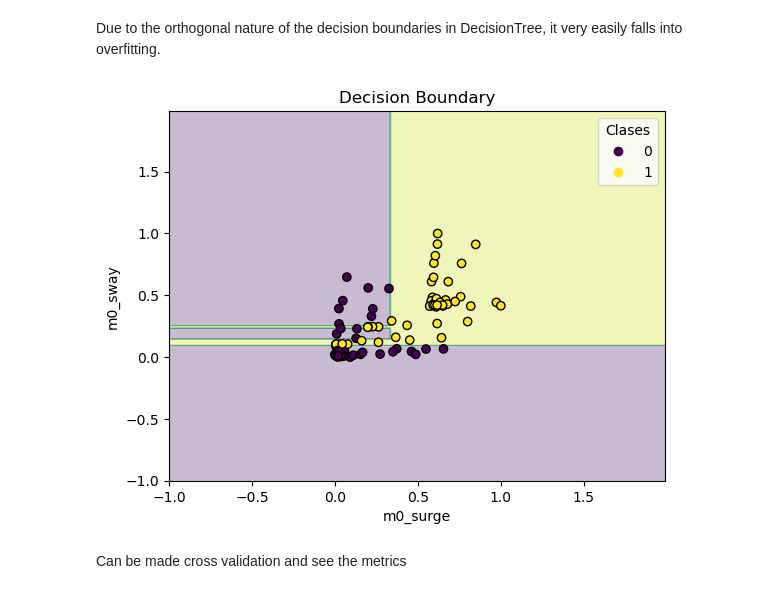
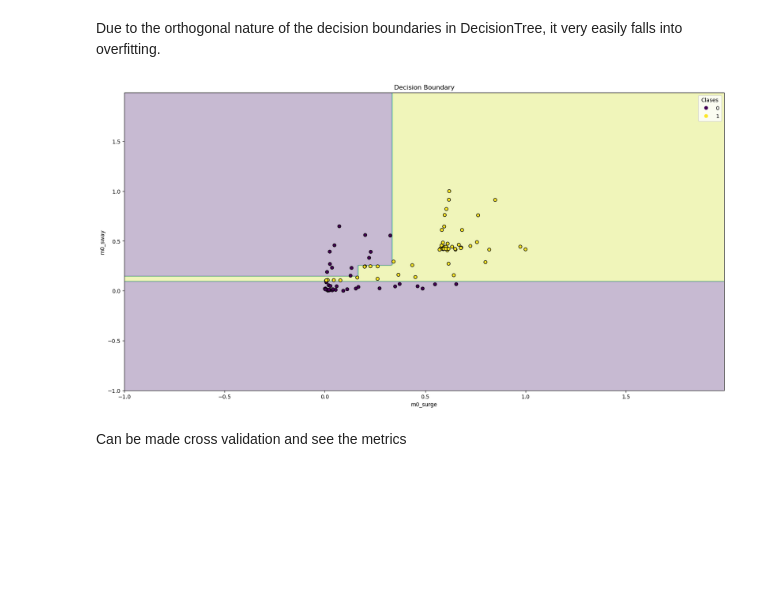
Before and after one commit to arturodmor/Mooring_anomaly_detector, a Jupyter notebook: notebooks/2_train_models/2_3_decision_tree.ipynb, the cells around one changed output. Drawn from its saved outputs; the diff is of its cells as text; code cells hidden in the pictures; blank space fills up the shorter version.

```diff
--- a/notebooks/2_train_models/2_3_decision_tree.ipynb
+++ b/notebooks/2_train_models/2_3_decision_tree.ipynb
@@ -103,27 +103,10 @@ plt.show()
 [figure]
 # %% [markdown]
 Due to the orthogonal nature of the decision boundaries in DecisionTree, it very easily falls into overfitting.
-# %%
-x_min, x_max = X_train_min_max[:, 0].min() - 1, X_train_min_max[:, 0].max() + 1
-y_min, y_max = X_train_min_max[:, 1].min() - 1, X_train_min_max[:, 1].max() + 1
-xx, yy = np.meshgrid(np.arange(x_min, x_max, 0.01), np.arange(y_min, y_max, 0.01))
-
-# predict the class for each mesh point
-Z = model.predict(np.c_[xx.ravel(), yy.ravel()])
-Z = Z.reshape(xx.shape)
-
-# Draw decision boundaries
-plt.contourf(xx, yy, Z, alpha=0.3)
-scatter = plt.scatter(X_train_min_max[:, 0], X_train_min_max[:, 1], c=Y_train, edgecolors='k', marker='o')
-
-plt.title("Decision Boundary")
-plt.xlabel("m0_surge")
-plt.ylabel("m0_sway")
-plt.legend(*scatter.legend_elements(), title="Clases")
-plt.show()
-plt.show()
-# %% [output]
-[figure, removed]
+# %%
+drag_models.decision_boundary(model,X=X_train_min_max,y=Y_train)
+# %% [output]
+[figure, added]
 # %% [markdown]
 Can be made cross validation and see the metrics
 # %%
```
Also changed, not shown: parts of 13 cells of this notebook.
